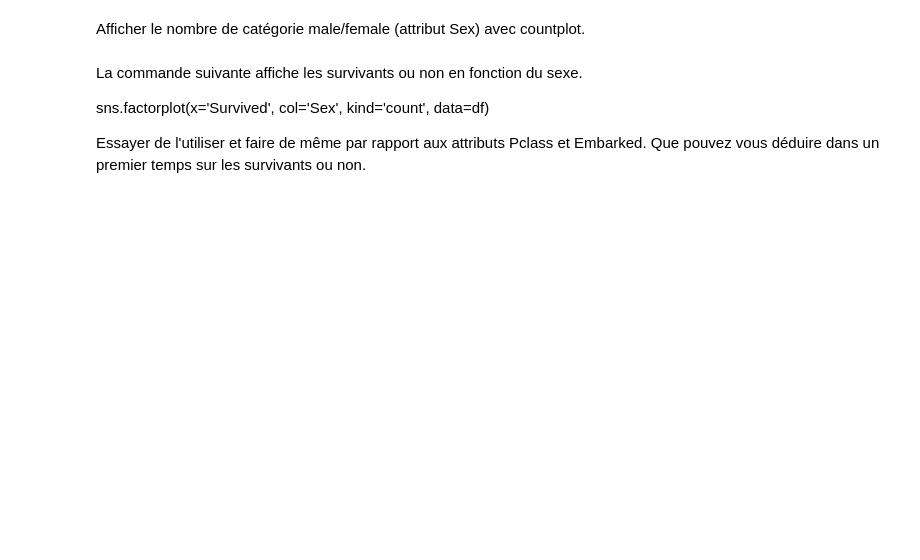
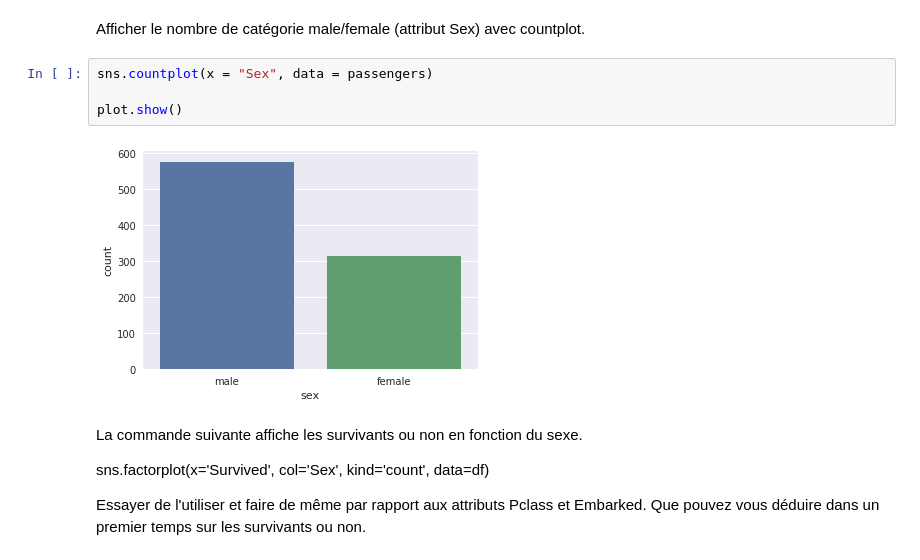
Before and after one commit to TDiGiovanni/TP, a Jupyter notebook: M1/Science_des_donnees/TP1/TP1.ipynb, the cells around one changed output. Saved outputs shown, nothing was run; the diff lists cells and outputs as text; blank space fills up the shorter version.

```diff
--- a/M1/Science_des_donnees/TP1/TP1.ipynb
+++ b/M1/Science_des_donnees/TP1/TP1.ipynb
@@ -69,5 +196,11 @@ import matplotlib.pyplot as plt
 # %% [markdown]
 Afficher le nombre de catégorie male/female (attribut Sex) avec countplot.
+# %%
+sns.countplot(x = "Sex", data = passengers)
+
+plot.show()
+# %% [output]
+[figure, added]
 # %% [markdown]
 La commande suivante affiche les survivants ou non en fonction du sexe.
 
```
Also changed, not shown: parts of 49 cells of this notebook, 5 other files.
